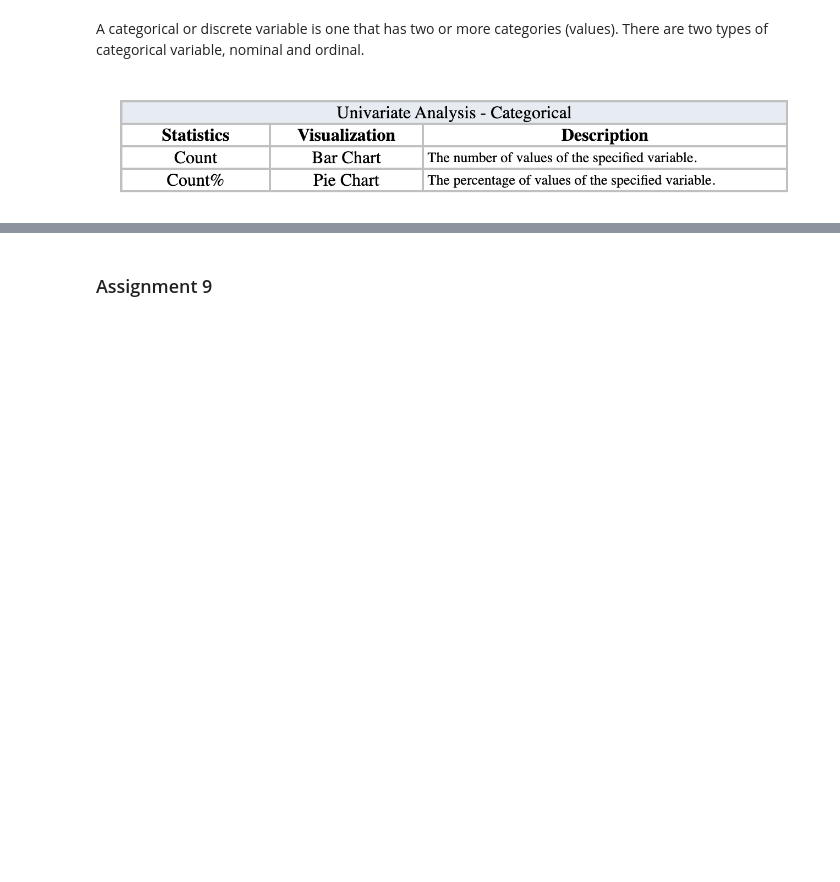
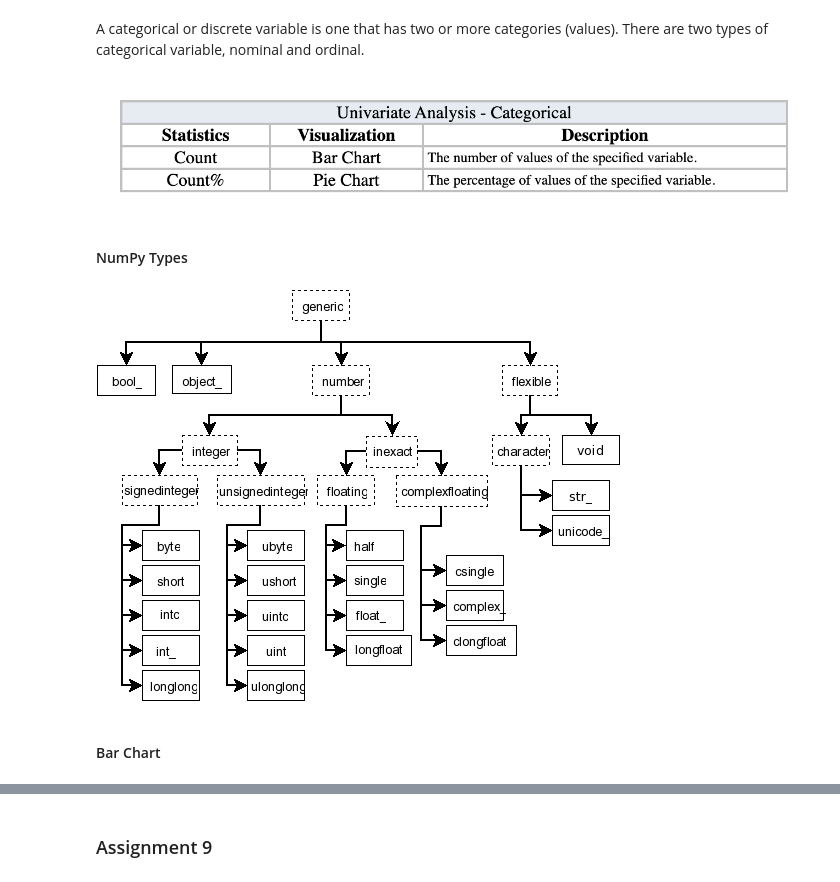
Before and after one commit to HamidBekamiri/EDA_GitHub, a Jupyter notebook: EDA_FIFA_2022.ipynb, the cells around one changed output, grey strips where cells are left out. Cells and saved outputs as stored; diff of their text form; code cells hidden in the pictures; blank space fills up the shorter version.

```diff
--- a/EDA_FIFA_2022.ipynb
+++ b/EDA_FIFA_2022.ipynb
@@ -1092,3 +1070,10 @@ path="/home/ubuntu/storage_data_new/python_scripts/master_businessdatascience/im
 display(Image.open(path))
 # %% [output]
 [figure]
+# %% [markdown]
+#### NumPy Types
+# %%
+path="/home/ubuntu/storage_data_new/python_scripts/master_businessdatascience/images/dtype-hierarchy.png"
+display(Image.open(path))
+# %% [output]
+[figure, added]
@@ -1095,3 +1082,5 @@ display(Image.open(path))
+# %% [markdown]
+#### Bar Chart
 # %%
 import seaborn as sns
 import matplotlib.pyplot as plt
```
Also changed, not shown: parts of 38 cells of this notebook.
